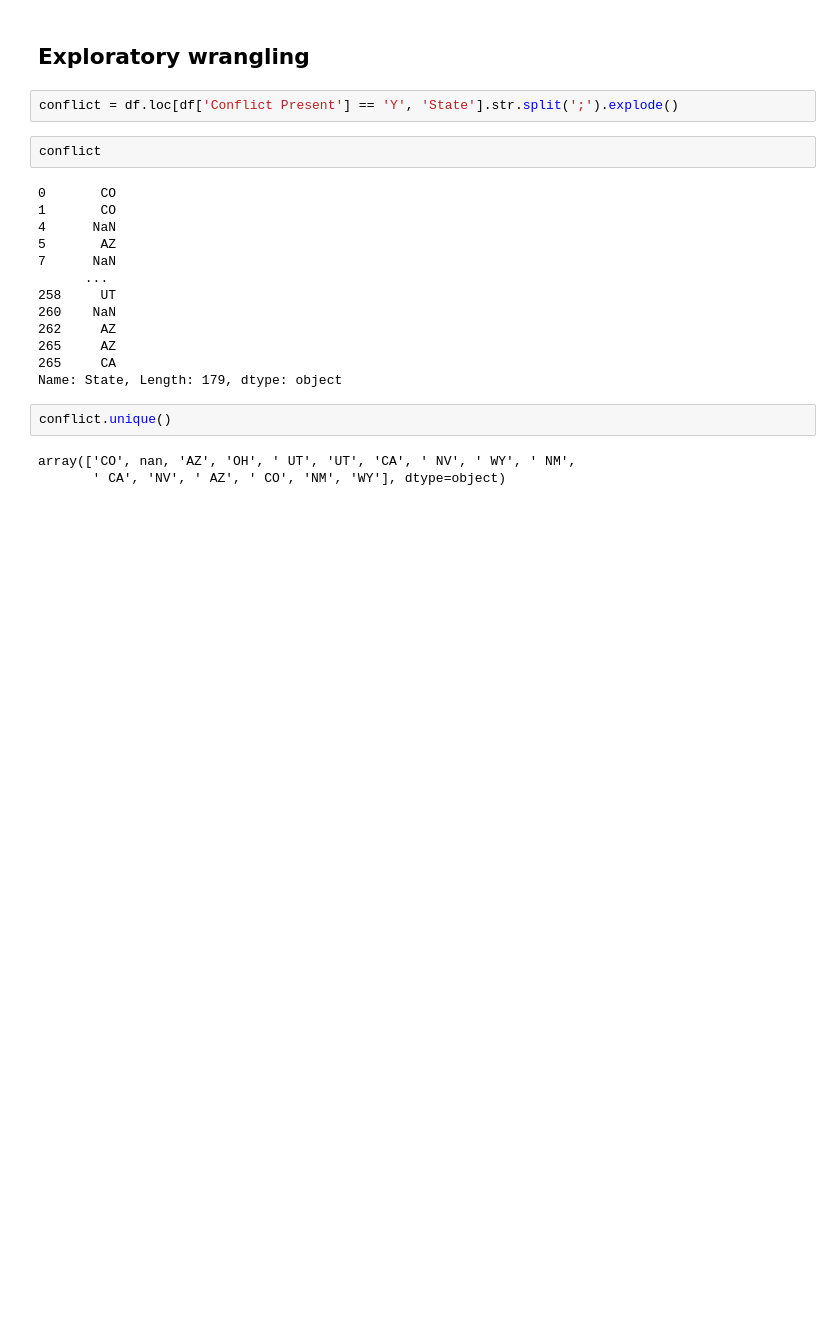
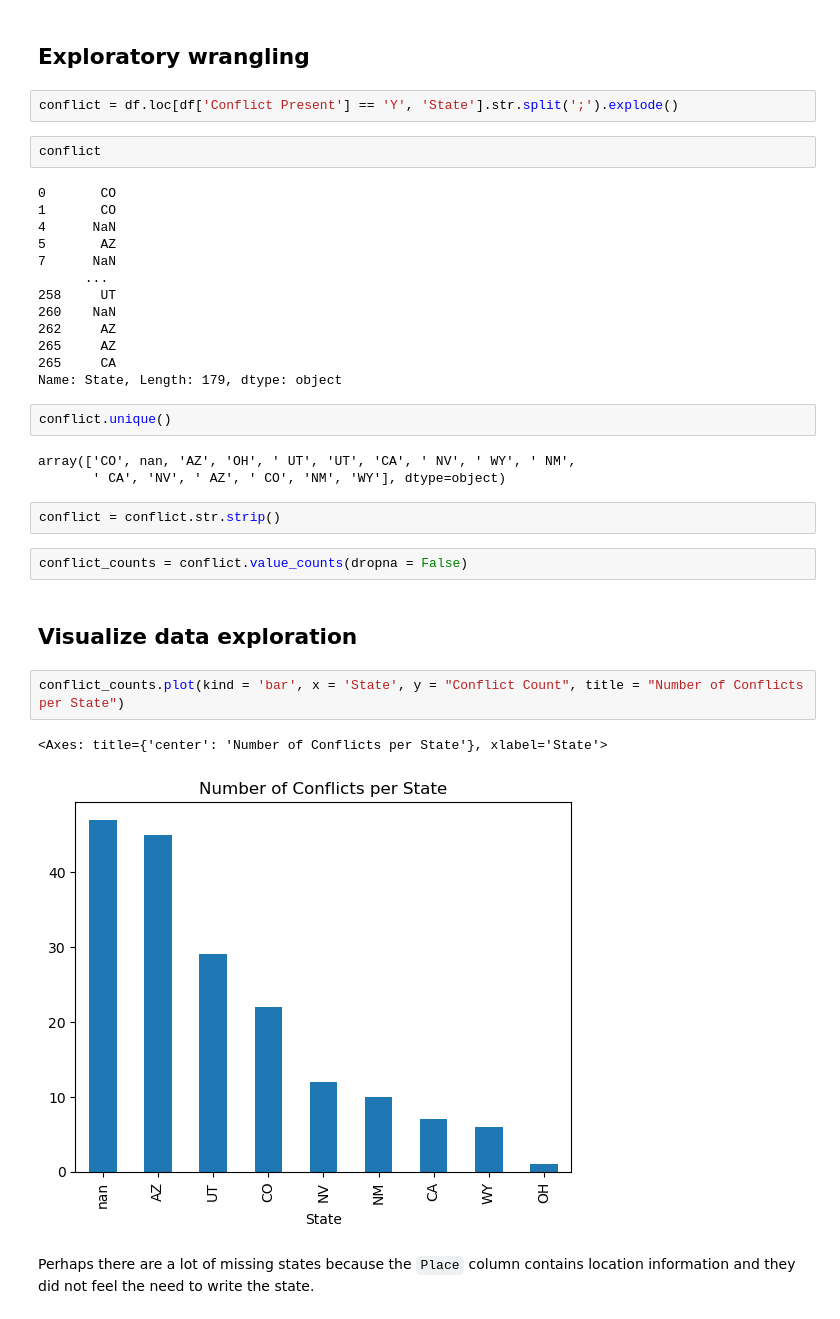
Before and after one commit to edengonzalezz/eds220-2026-sections, a Jupyter notebook: section-2-co-basin-water-conflicts.ipynb, the cells around one changed output. Cells and saved outputs as stored; diff of their text form; blank space fills up the shorter version.

```diff
--- a/section-2-co-basin-water-conflicts.ipynb
+++ b/section-2-co-basin-water-conflicts.ipynb
@@ -319,3 +319,16 @@ conflict.unique()
 # %% [output]
 array(['CO', nan, 'AZ', 'OH', ' UT', 'UT', 'CA', ' NV', ' WY', ' NM',
        ' CA', 'NV', ' AZ', ' CO', 'NM', 'WY'], dtype=object)
+# %%
+conflict = conflict.str.strip()
+# %%
+conflict_counts = conflict.value_counts(dropna = False)
+# %% [markdown]
+## Visualize data exploration
+# %%
+conflict_counts.plot(kind = 'bar', x = 'State', y = "Conflict Count", title = "Number of Conflicts per State")
+# %% [output]
+<Axes: title={'center': 'Number of Conflicts per State'}, xlabel='State'>
+[figure, added]
+# %% [markdown]
+Perhaps there are a lot of missing states because the `Place` column contains location information and they did not feel the need to write the state.
```
